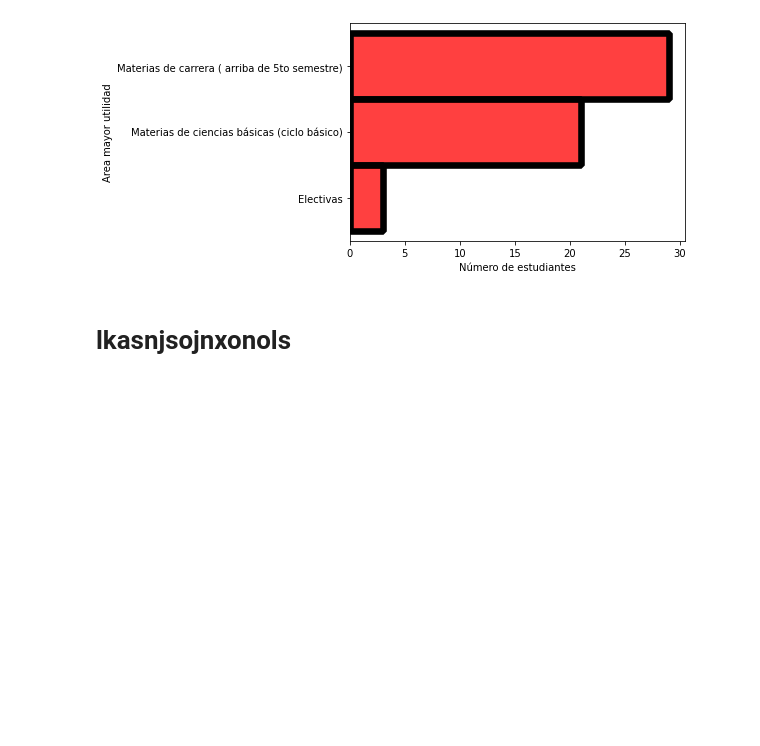
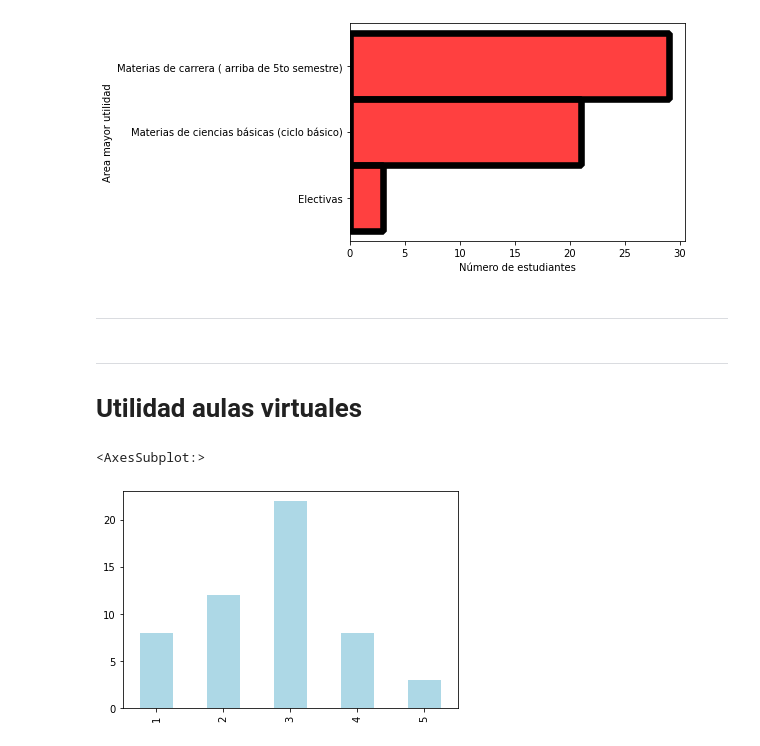
Before and after one commit to sebastianmora04/estadistica_j1, a Jupyter notebook: modelo.ipynb, the cells around one changed output. Drawn from its saved outputs; the diff is of its cells as text; code cells hidden in the pictures; blank space fills up the shorter version.

```diff
--- a/modelo.ipynb
+++ b/modelo.ipynb
@@ -222,4 +222,13 @@ plt.show()
 # %% [output]
 [figure]
 # %% [markdown]
-# lkasnjsojnxonols
+-------------
+# %% [markdown]
+-----------
+# Utilidad aulas virtuales
+# %%
+x2 = df['Frecuencia pruebas'].value_counts()
+x2.sort_index().plot(kind = 'bar', color= 'lightblue')
+# %% [output]
+<AxesSubplot:>
+[figure, added]
```
Also changed, not shown: parts of 1 cell of this notebook.
